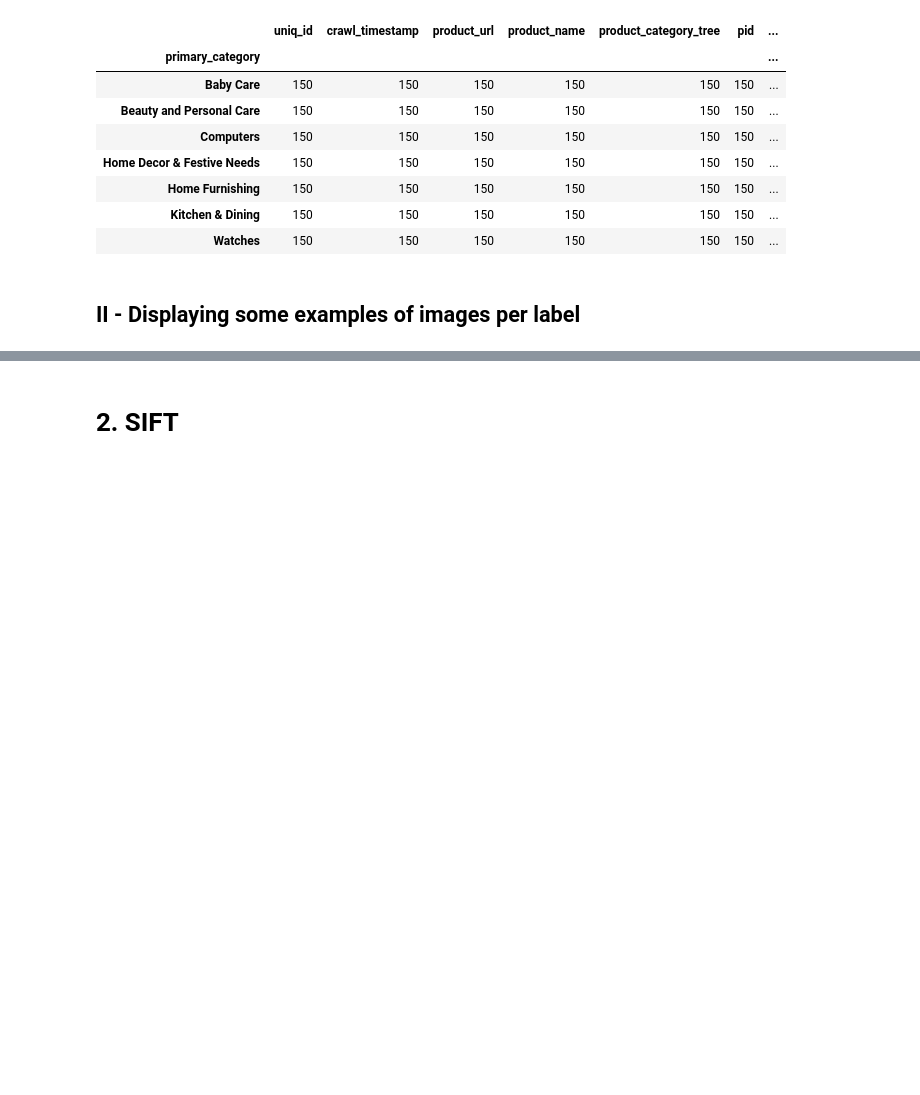
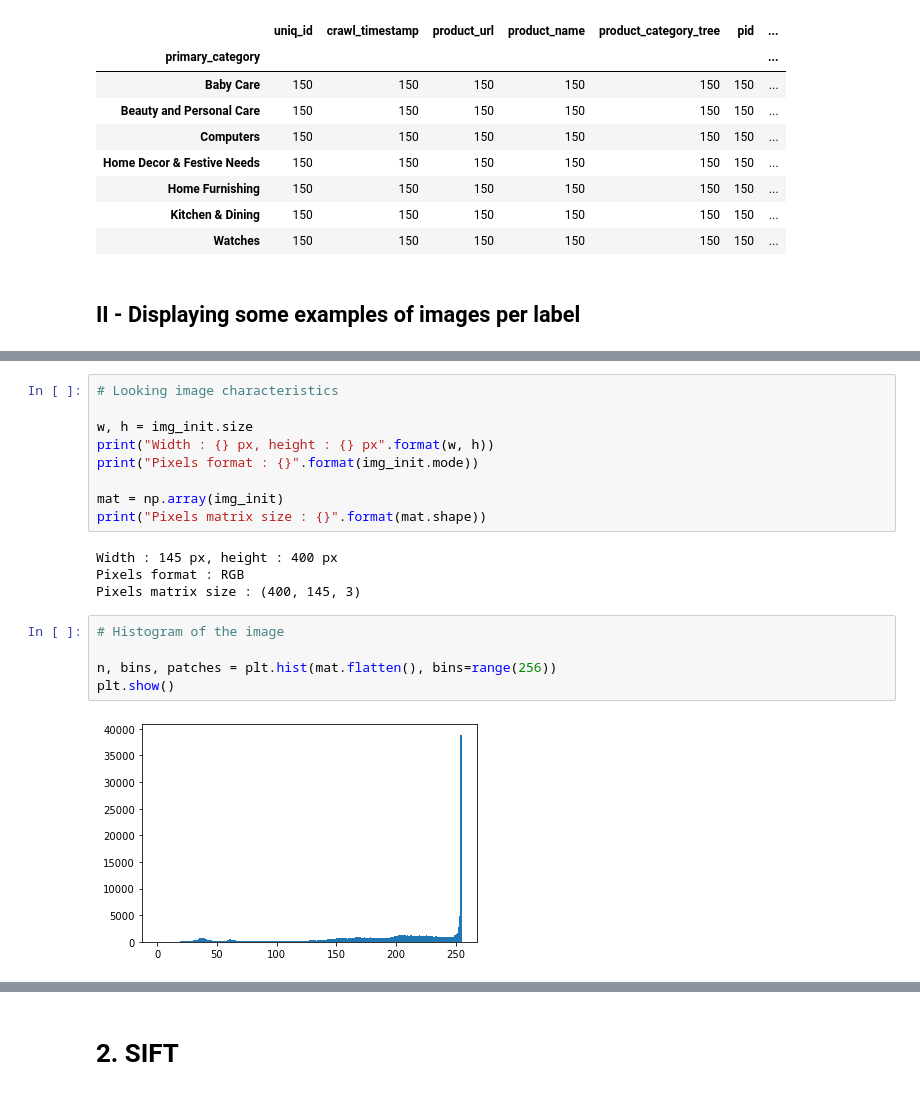
Before and after one commit to RobinPbt/P6-Openclassrooms, a Jupyter notebook: Image_analysis.ipynb, the cells around one changed output, grey strips where cells are left out. Drawn from its saved outputs; the diff is of its cells as text; blank space fills up the shorter version.

```diff
--- a/Image_analysis.ipynb
+++ b/Image_analysis.ipynb
@@ -109,0 +134,20 @@ Computers
+# %%
+# Looking image characteristics
+
+w, h = img_init.size
+print("Width : {} px, height : {} px".format(w, h))
+print("Pixels format : {}".format(img_init.mode))
+
+mat = np.array(img_init)
+print("Pixels matrix size : {}".format(mat.shape))
+# %% [output]
+Width : 145 px, height : 400 px
+Pixels format : RGB
+Pixels matrix size : (400, 145, 3)
+# %%
+# Histogram of the image
+
+n, bins, patches = plt.hist(mat.flatten(), bins=range(256))
+plt.show()
+# %% [output]
+[figure, added]
```
Also changed, not shown: parts of 43 cells of this notebook, 1 other file.
